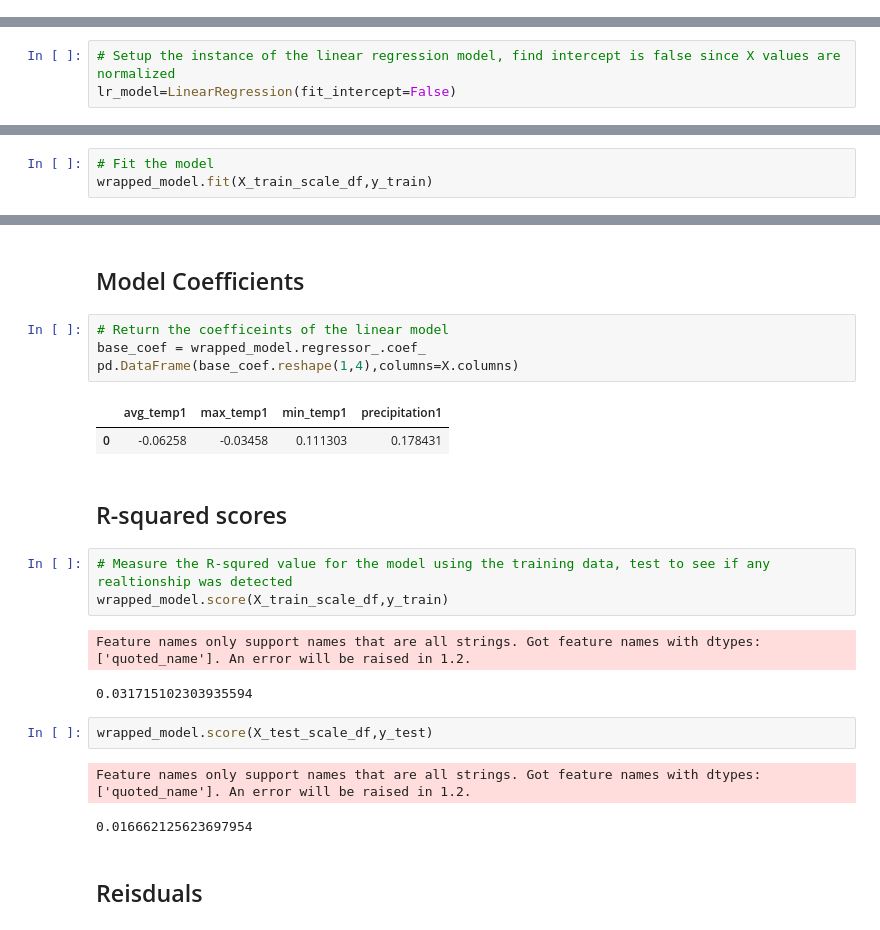
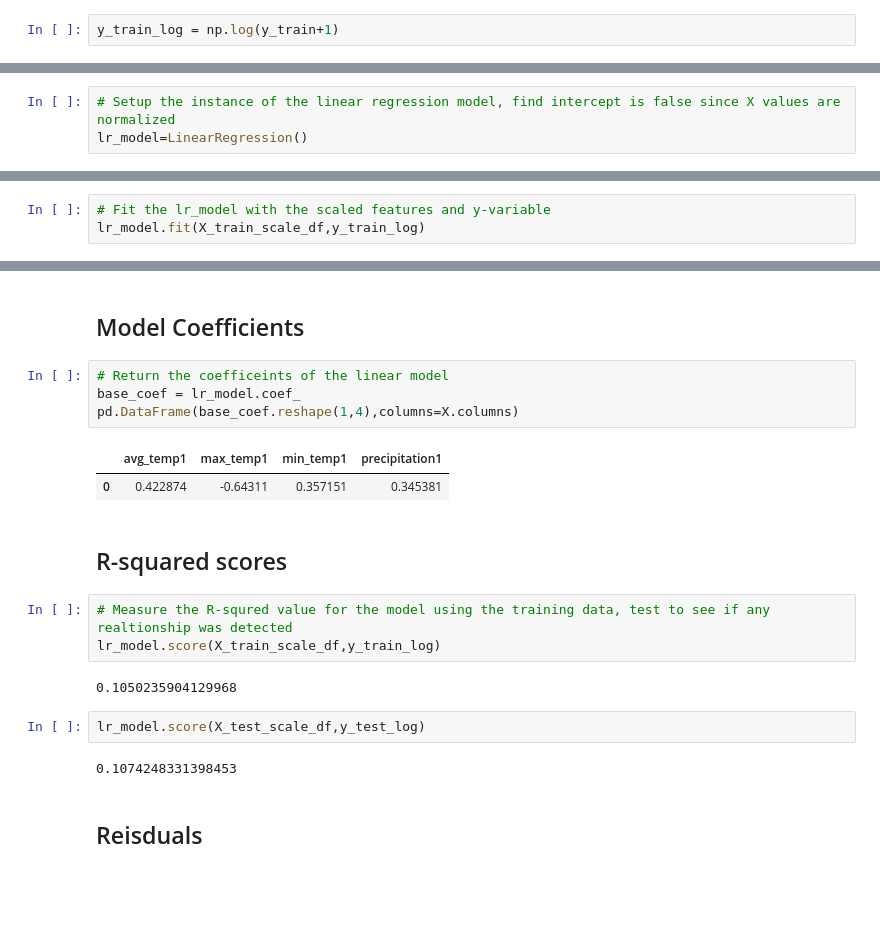
Before and after one commit to david-garza/enterococci_prediction_analysis, a Jupyter notebook: machine_learning/ml_regression.ipynb, the cells around one changed output, grey strips where cells are left out. Drawn from its saved outputs; the diff is of its cells as text; blank space fills up the shorter version.

Commit message:
Successful ran model with log transform

```diff
--- a/machine_learning/ml_regression.ipynb
+++ b/machine_learning/ml_regression.ipynb
@@ -149,0 +160,2 @@ X_test_scale_df = pd.DataFrame(X_test_scale,columns=X.columns)
+# %%
+y_train_log = np.log(y_train+1)
@@ -151,4 +177,4 @@ X_test_scale_df = pd.DataFrame(X_test_scale,columns=X.columns)
 # Modeling
 # %%
 # Setup the instance of the linear regression model, find intercept is false since X values are normalized
-lr_model=LinearRegression(fit_intercept=False)
+lr_model=LinearRegression()
@@ -158,3 +180,0 @@ wrapped_model = TransformedTargetRegressor(regressor=lr_model,transformer=Standa
-# %%
-# Fit the model
-wrapped_model.fit(X_train_scale_df,y_train)
@@ -164,0 +181,3 @@ TransformedTargetRegressor(regressor=LinearRegression(fit_intercept=False),
+# %%
+# Fit the lr_model with the scaled features and y-variable
+lr_model.fit(X_train_scale_df,y_train_log)
@@ -168,24 +189,22 @@ TransformedTargetRegressor(regressor=LinearRegression(fit_intercept=False),
 ## Model Coefficients
 # %%
 # Return the coefficeints of the linear model
-base_coef = wrapped_model.regressor_.coef_
+base_coef = lr_model.coef_
 pd.DataFrame(base_coef.reshape(1,4),columns=X.columns)
 # %% [output]
 |  | avg_temp1 | max_temp1 | min_temp1 | precipitation1 |
-| 0 | -0.06258 | -0.03458 | 0.111303 | 0.178431 |
+| 0 | 0.422874 | -0.64311 | 0.357151 | 0.345381 |
 # %% [markdown]
 ## R-squared scores
 # %%
 # Measure the R-squred value for the model using the training data, test to see if any realtionship was detected
-wrapped_model.score(X_train_scale_df,y_train)
+lr_model.score(X_train_scale_df,y_train_log)
 # %% [output]
-Feature names only support names that are all strings. Got feature names with dtypes: ['quoted_name']. An error will be raised in 1.2.
+0.1050235904129968
-0.031715102303935594
 # %%
-wrapped_model.score(X_test_scale_df,y_test)
+lr_model.score(X_test_scale_df,y_test_log)
 # %% [output]
-Feature names only support names that are all strings. Got feature names with dtypes: ['quoted_name']. An error will be raised in 1.2.
+0.1074248331398453
-0.016662125623697954
 # %% [markdown]
 ## Reisduals
 # %%
```
Also changed, not shown: parts of 14 cells of this notebook.
